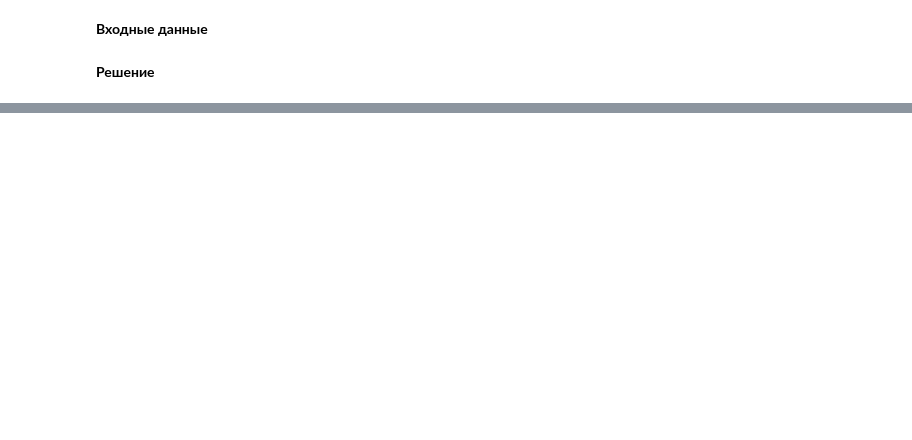
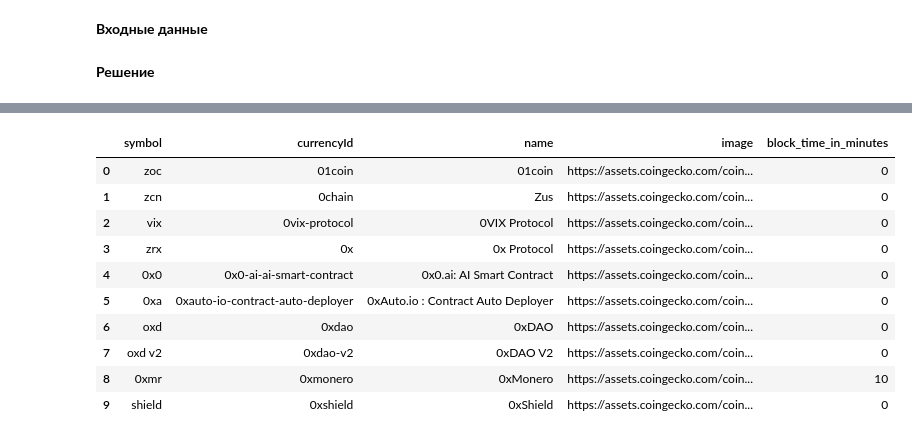
Before and after one commit to D-lana/Test_Finam, a Jupyter notebook: test_api/test_api_task_2.ipynb, the cells around one changed output, grey strips where cells are left out. Saved outputs shown, nothing was run; the diff lists cells and outputs as text; code cells hidden in the pictures; blank space fills up the shorter version.

```diff
--- a/test_api/test_api_task_2.ipynb
+++ b/test_api/test_api_task_2.ipynb
@@ -38,0 +103,29 @@ response_2.status_code
+# %%
+# Сущность currency (пример)
+all_coins_list = cg.get_coins_list()
+currency = []
+stop = 10 # Больше запросов в минуту не дает сделать бесплатно, а через sleep слишком долго ждать, для примера достаточно
+for i in all_coins_list:
+    tmp = cg.get_coin_by_id(i['id'])
+    currency.append({'symbol': tmp['symbol'],
+                    'currencyId': tmp['id'],
+                    'name': tmp['name'],
+                    'image': tmp['image']['small'],
+                    'block_time_in_minutes': tmp['block_time_in_minutes']})
+    stop -= 1
+    if stop == 0:
+        break
+df_currency = pd.DataFrame(currency)
+df_currency
+# %% [output]
+|  | symbol | currencyId | name | image | block_time_in_minutes |
+| 0 | zoc | 01coin | 01coin | https://assets.coingecko.com/coin... | 0 |
+| 1 | zcn | 0chain | Zus | https://assets.coingecko.com/coin... | 0 |
+| 2 | vix | 0vix-protocol | 0VIX Protocol | https://assets.coingecko.com/coin... | 0 |
+| 3 | zrx | 0x | 0x Protocol | https://assets.coingecko.com/coin... | 0 |
+| 4 | 0x0 | 0x0-ai-ai-smart-contract | 0x0.ai: AI Smart Contract | https://assets.coingecko.com/coin... | 0 |
+| 5 | 0xa | 0xauto-io-contract-auto-deployer | 0xAuto.io : Contract Auto Deployer | https://assets.coingecko.com/coin... | 0 |
+| 6 | oxd | 0xdao | 0xDAO | https://assets.coingecko.com/coin... | 0 |
+| 7 | oxd v2 | 0xdao-v2 | 0xDAO V2 | https://assets.coingecko.com/coin... | 0 |
+| 8 | 0xmr | 0xmonero | 0xMonero | https://assets.coingecko.com/coin... | 10 |
+| 9 | shield | 0xshield | 0xShield | https://assets.coingecko.com/coin... | 0 |
```
Also changed, not shown: parts of 10 cells of this notebook, 2 other files.
